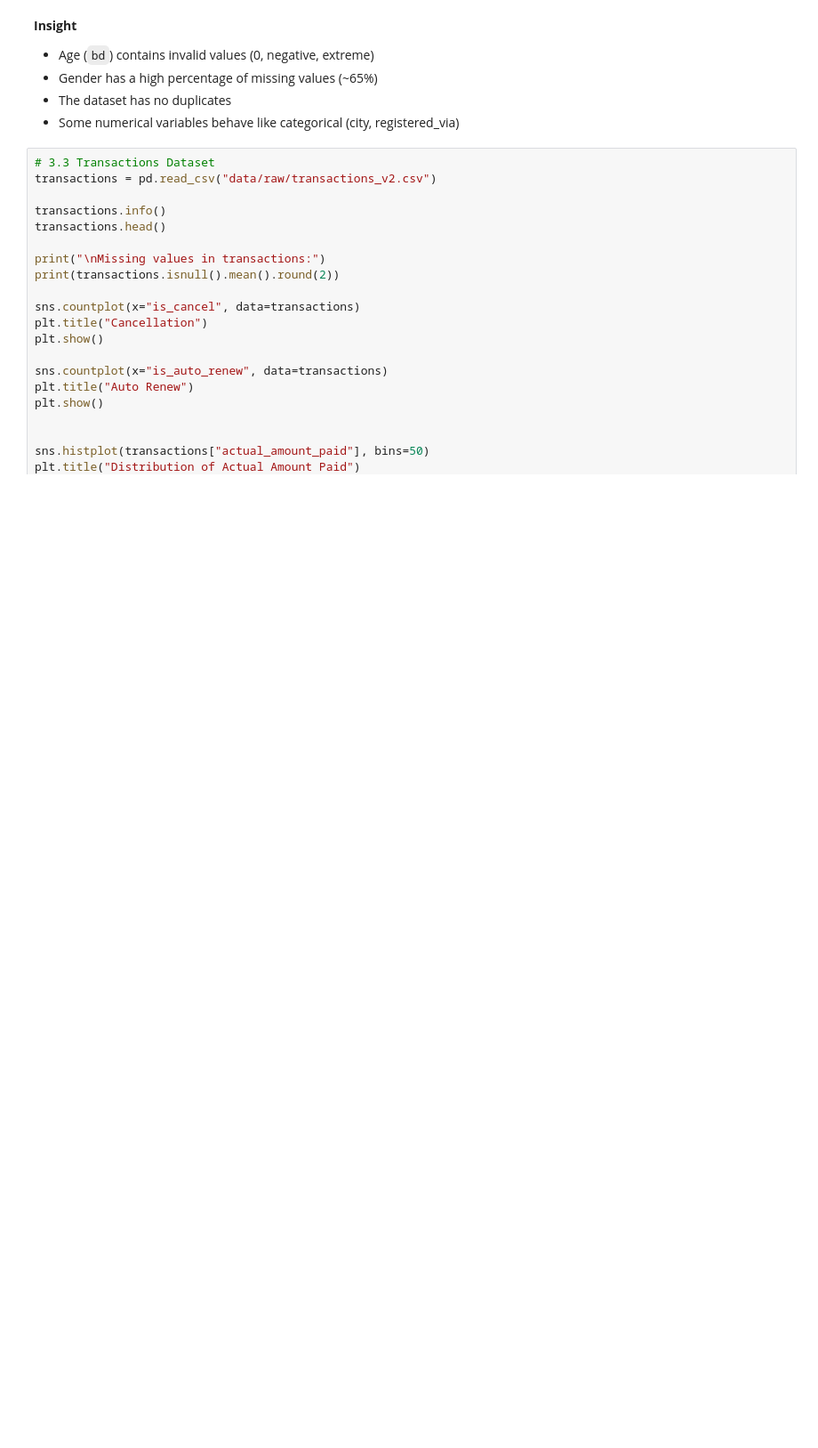
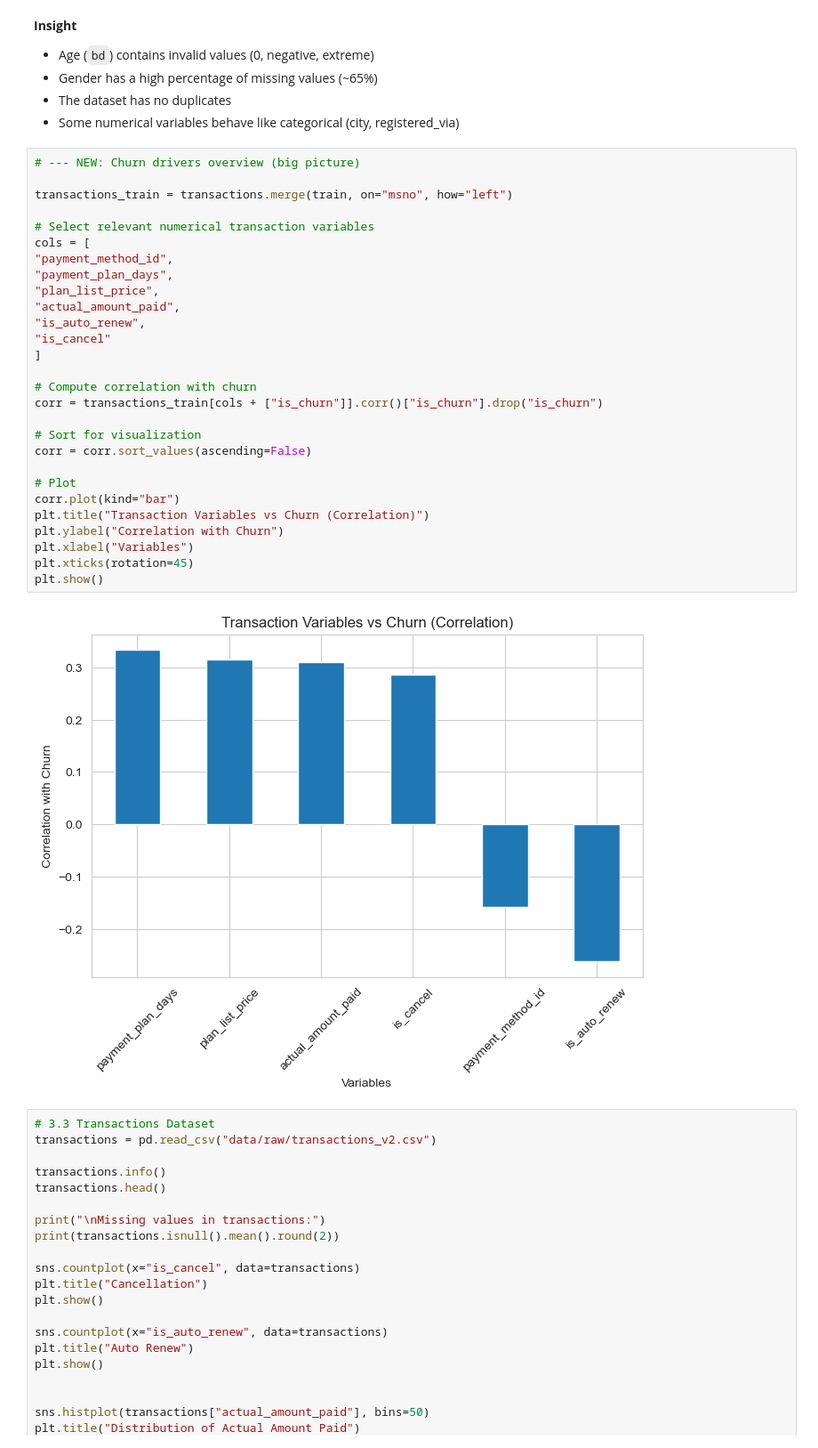
Before and after one commit to PaulinaMamiaga/customer-churn-intelligence-system, a Jupyter notebook: notebooks/01_initial_eda.ipynb, the cells around one changed output. Shown at 89% size. Cells and saved outputs as stored; diff of their text form; blank space fills up the shorter version.

```diff
--- a/notebooks/01_initial_eda.ipynb
+++ b/notebooks/01_initial_eda.ipynb
@@ -129,6 +129,36 @@ Duplicated rows: 0
 - Gender has a high percentage of missing values (~65%)
 - The dataset has no duplicates
 - Some numerical variables behave like categorical (city, registered_via)
+# %%
+# --- NEW: Churn drivers overview (big picture)
+
+transactions_train = transactions.merge(train, on="msno", how="left")
+
+# Select relevant numerical transaction variables
+cols = [
+"payment_method_id",
+"payment_plan_days",
+"plan_list_price",
+"actual_amount_paid",
+"is_auto_renew",
+"is_cancel"
+]
+
+# Compute correlation with churn
+corr = transactions_train[cols + ["is_churn"]].corr()["is_churn"].drop("is_churn")
+
+# Sort for visualization
+corr = corr.sort_values(ascending=False)
+
+# Plot
+corr.plot(kind="bar")
+plt.title("Transaction Variables vs Churn (Correlation)")
+plt.ylabel("Correlation with Churn")
+plt.xlabel("Variables")
+plt.xticks(rotation=45)
+plt.show()
+# %% [output]
+[figure, added]
 # %%
 # 3.3 Transactions Dataset
 transactions = pd.read_csv("data/raw/transactions_v2.csv")
```
Also changed, not shown: parts of 2 cells of this notebook.
